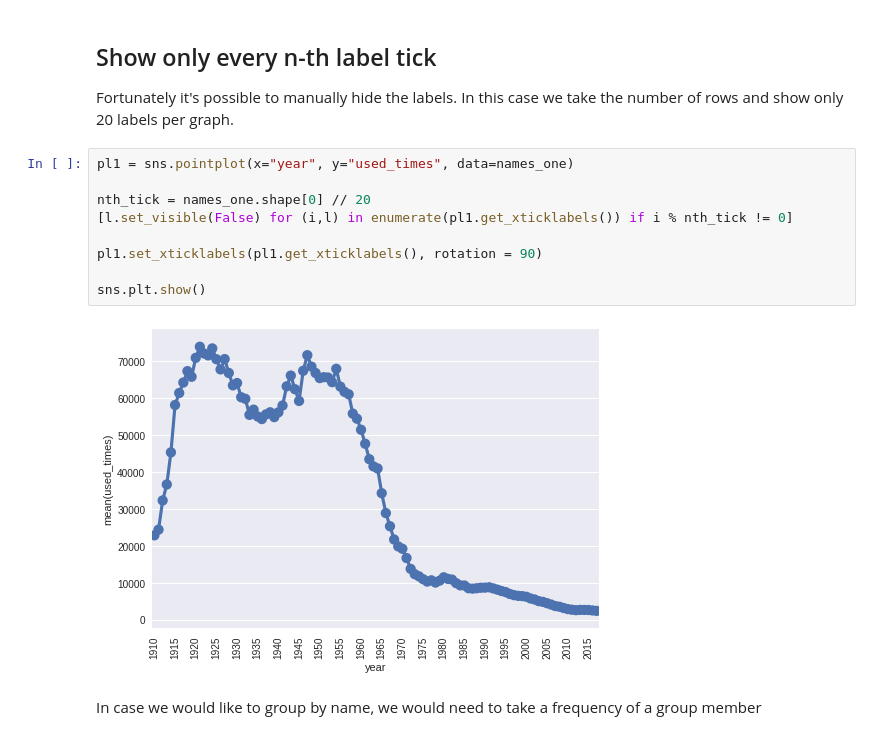
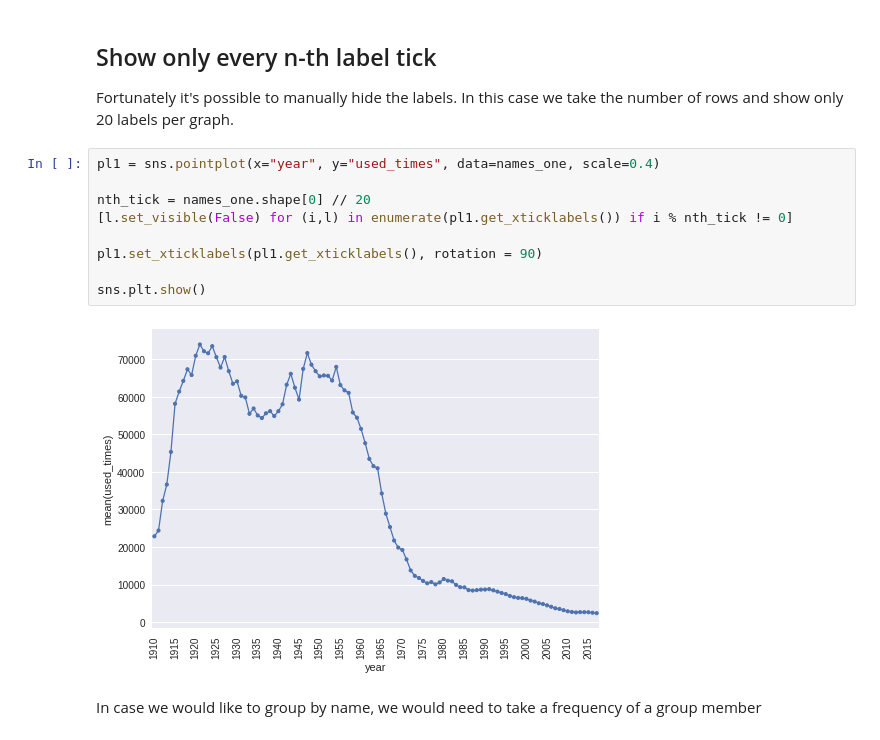
Before and after one commit to lc0/deeplearning-playground, a Jupyter notebook: charts/Seaborn-hide_labels.ipynb, the cells around one changed output. Cells and saved outputs as stored; diff of their text form.

```diff
--- a/charts/Seaborn-hide_labels.ipynb
+++ b/charts/Seaborn-hide_labels.ipynb
@@ -72,16 +72,16 @@ Ufortunately all **X** labels are mixed together, not readable at all. Even if w
 Fortunately it's possible to manually hide the labels.
 In this case we take the number of rows and show only 20 labels per graph.
 # %%
-pl1 = sns.pointplot(x="year", y="used_times", data=names_one)
+pl1 = sns.pointplot(x="year", y="used_times", data=names_one, scale=0.4)
 
 nth_tick = names_one.shape[0] // 20
 [l.set_visible(False) for (i,l) in enumerate(pl1.get_xticklabels()) if i % nth_tick != 0]
 
 pl1.set_xticklabels(pl1.get_xticklabels(), rotation = 90)
 
 sns.plt.show()
 # %% [output]
-[figure, old version]
+[figure, new version]
 # %% [markdown]
 In case we would like to group by name, we would need to take a frequency of a group member
 # %%
```
Also changed, not shown: parts of 1 cell of this notebook.
